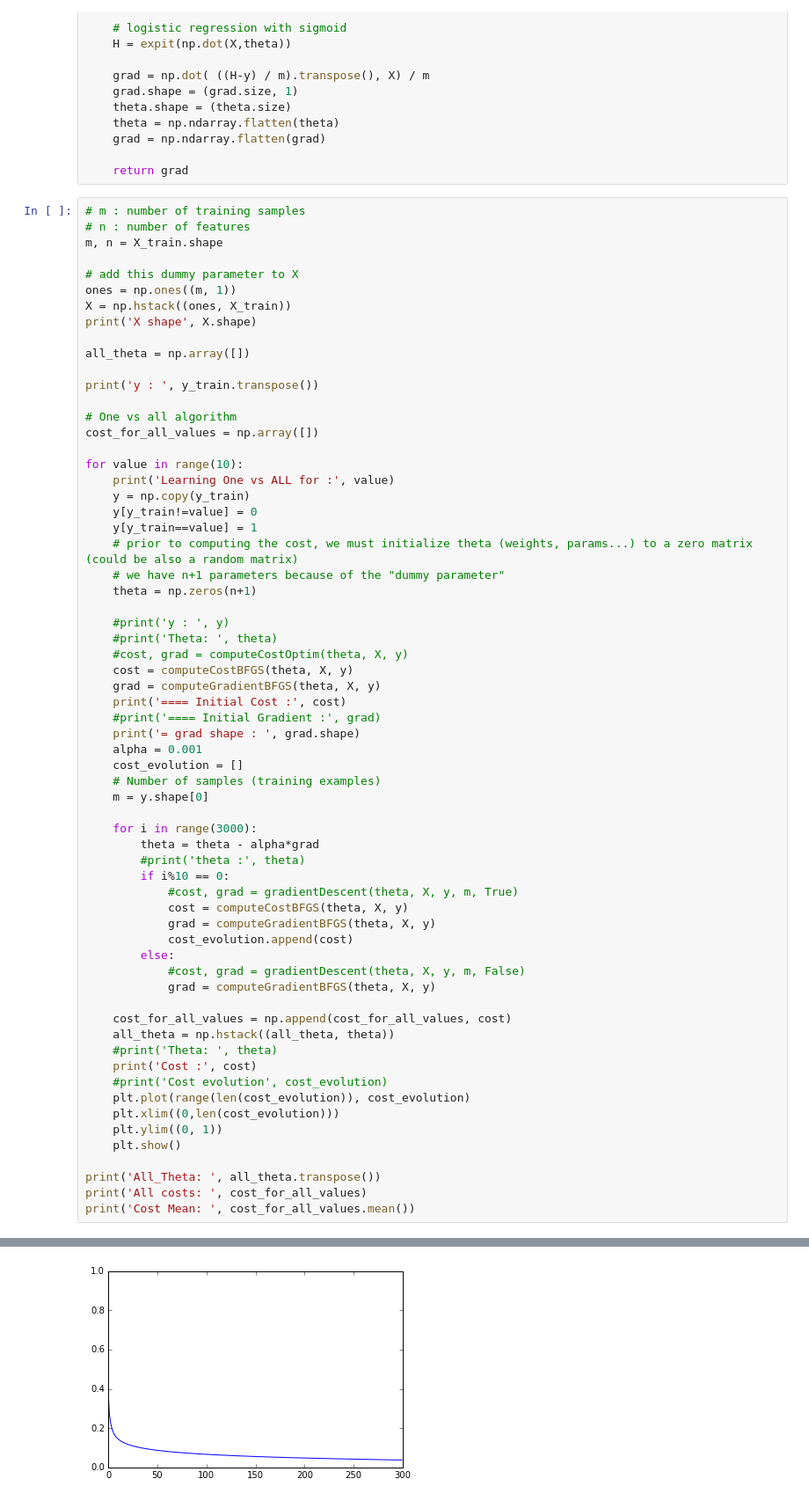
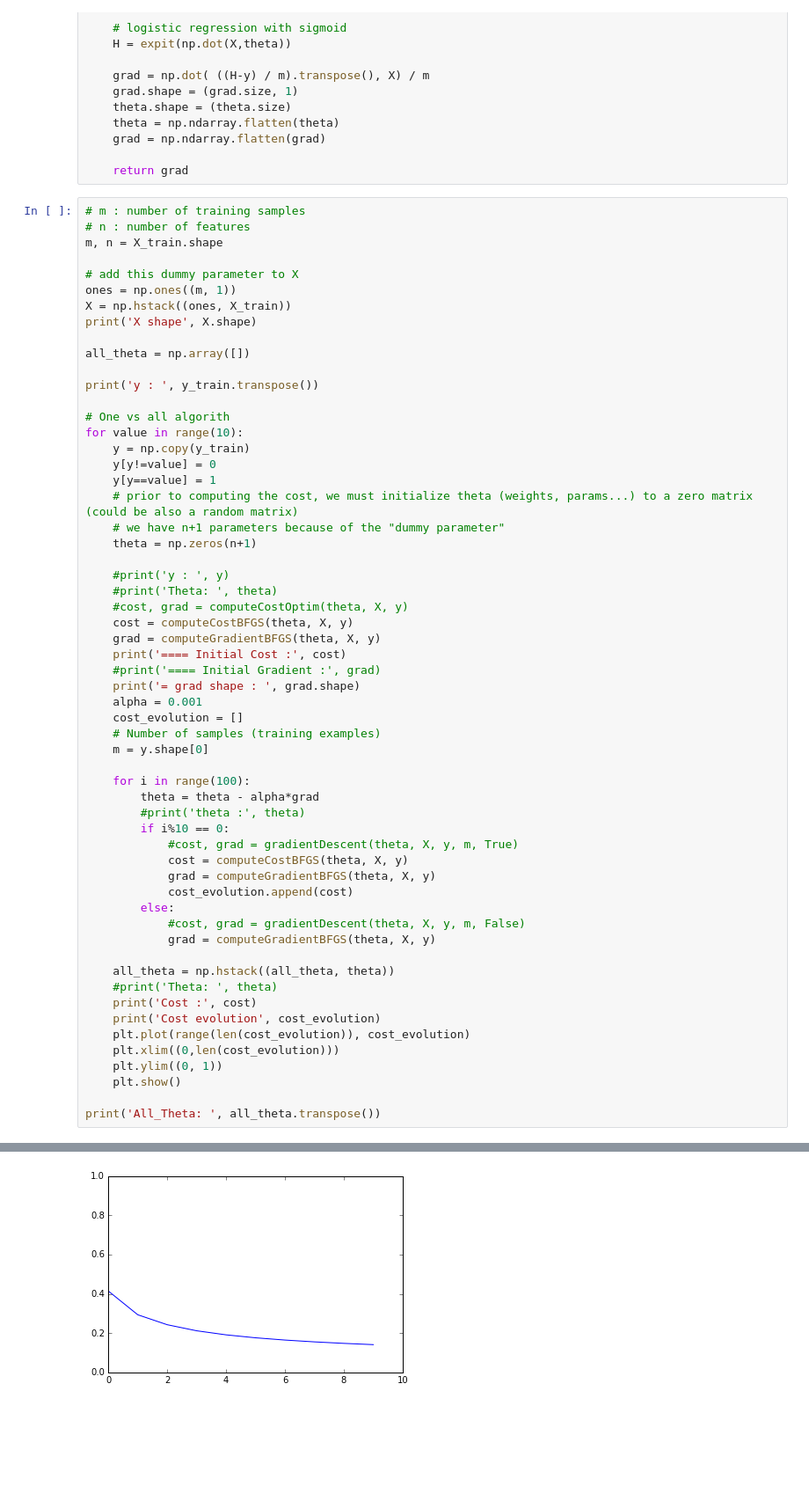
Before and after one commit to MrGreenRubato/notebooks, a Jupyter notebook: MLC/MLC_3_MultiClass_And_Neural_Networks/Multiclass Classification and Neural Networks.ipynb, the cells around one changed output, grey strips where cells are left out. Shown at 88% size. Saved outputs shown, nothing was run; the diff lists cells and outputs as text; blank space fills up the shorter version.

```diff
--- a/MLC/MLC_3_MultiClass_And_Neural_Networks/Multiclass Classification and Neural Networks.ipynb
+++ b/MLC/MLC_3_MultiClass_And_Neural_Networks/Multiclass Classification and Neural Networks.ipynb
@@ -131,14 +131,11 @@ all_theta = np.array([])
 
 print('y : ', y_train.transpose())
 
-# One vs all algorithm
-cost_for_all_values = np.array([])
-
+# One vs all algorith
 for value in range(10):
-    print('Learning One vs ALL for :', value)
     y = np.copy(y_train)
-    y[y_train!=value] = 0
-    y[y_train==value] = 1
+    y[y!=value] = 0
+    y[y==value] = 1
     # prior to computing the cost, we must initialize theta (weights, params...) to a zero matrix (could be also a random matrix)
     # we have n+1 parameters because of the "dummy parameter"
     theta = np.zeros(n+1)
@@ -156,7 +153,7 @@ for value in range(10):
     # Number of samples (training examples)
     m = y.shape[0]
 
-    for i in range(3000):
+    for i in range(100):
         theta = theta - alpha*grad
         #print('theta :', theta)
         if i%10 == 0:
@@ -168,18 +165,15 @@ for value in range(10):
             #cost, grad = gradientDescent(theta, X, y, m, False)
             grad = computeGradientBFGS(theta, X, y)
 
-    cost_for_all_values = np.append(cost_for_all_values, cost)
     all_theta = np.hstack((all_theta, theta))
     #print('Theta: ', theta)
     print('Cost :', cost)
-    #print('Cost evolution', cost_evolution)
+    print('Cost evolution', cost_evolution)
     plt.plot(range(len(cost_evolution)), cost_evolution)
     plt.xlim((0,len(cost_evolution)))
     plt.ylim((0, 1))
     plt.show()
 
 print('All_Theta: ', all_theta.transpose())
-print('All costs: ', cost_for_all_values)
-print('Cost Mean: ', cost_for_all_values.mean())
 # %% [output]
 X shape (700, 785)
@@ -212 +206 @@ Cost : 0.0375359627258
-[figure, old version]
+[figure, new version]
```
Also changed, not shown: parts of 7 cells of this notebook, 1 other file.
